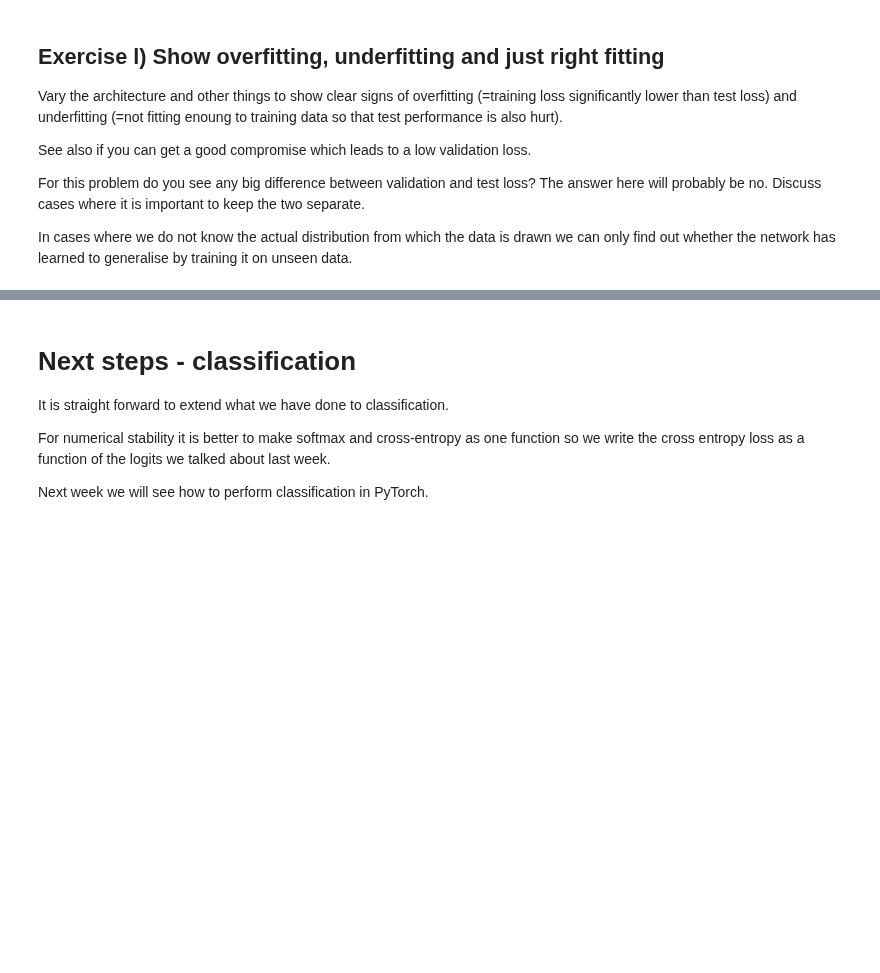
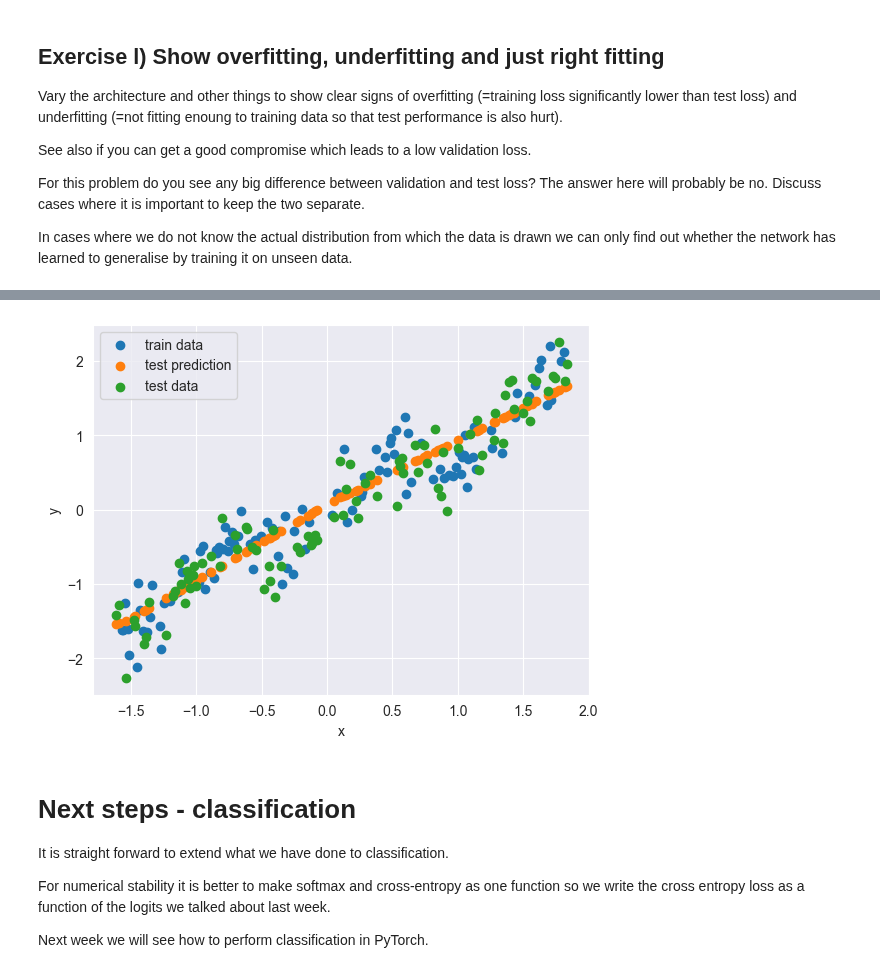
Before and after one commit to FabianScott/02456-deep-learning-with-PyTorch, a Jupyter notebook: 2_Feedforward_Python/2.1-EXE-FNN-AutoDif-Nanograd.ipynb, the cells around one changed output, grey strips where cells are left out. Cells and saved outputs as stored; diff of their text form; code cells hidden in the pictures; blank space fills up the shorter version.

```diff
--- a/2_Feedforward_Python/2.1-EXE-FNN-AutoDif-Nanograd.ipynb
+++ b/2_Feedforward_Python/2.1-EXE-FNN-AutoDif-Nanograd.ipynb
@@ -948,0 +949,11 @@ trainPlot(EPOCHS=EPOCHS, LEARN_R=LEARN_R, NN=NN)
+# %%
+# Over-fitting: (Kinda failed on this one??)
+NNO = [
+    DenseLayer(1, 8, lambda x: x.relu()),
+    DenseLayer(8, 1, lambda x: x.identity())
+]
+
+EPOCHS = 10000 # Converged after 3000ish
+LEARN_R = 2e-4
+trainPlot(EPOCHS=EPOCHS, LEARN_R=LEARN_R, NN=NNO)
+# %% [output]
@@ -949,3 +977,4 @@ trainPlot(EPOCHS=EPOCHS, LEARN_R=LEARN_R, NN=NN)
+[figure, added]
 # %% [markdown]
 # Next steps - classification
 
```
Also changed, not shown: parts of 14 cells of this notebook, 1 other file.
